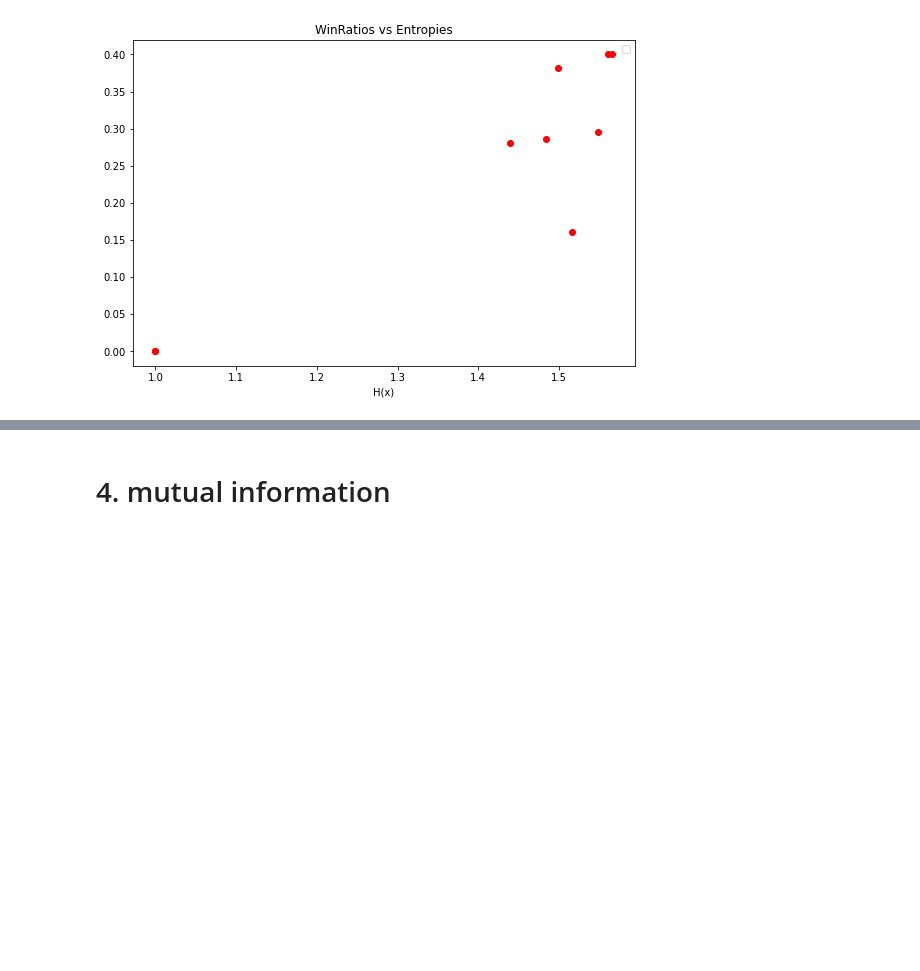
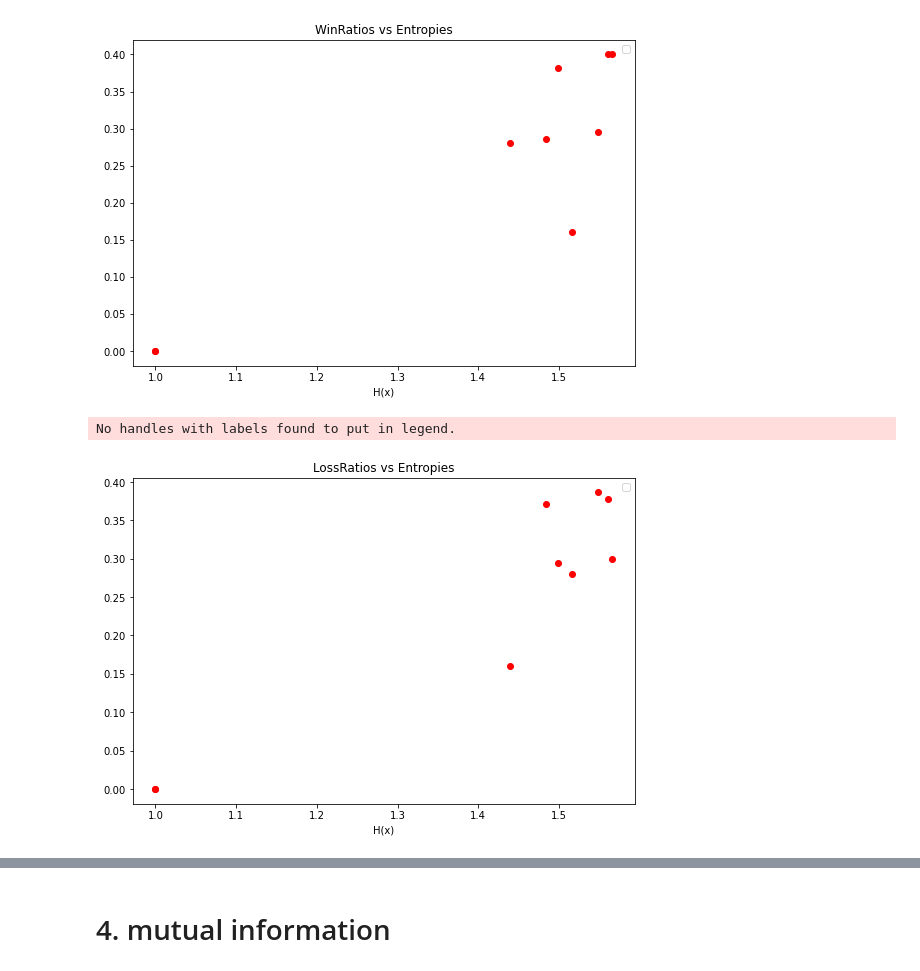
Before and after one commit to IsisChameleon/CSYS5030, a Jupyter notebook: week3.ipynb, the cells around one changed output, grey strips where cells are left out. Drawn from its saved outputs; the diff is of its cells as text; code cells hidden in the pictures; blank space fills up the shorter version.

```diff
--- a/week3.ipynb
+++ b/week3.ipynb
@@ -175,3 +175,20 @@ plt.show()
 # %% [output]
 No handles with labels found to put in legend.
 [figure]
+# %%
+#------------------------------------------------------------
+#   PLOT Entropies vs LossRatios
+#------------------------------------------------------------
+
+
+import matplotlib.pyplot as plt
+
+fig, axs = plt.subplots(1, 1, figsize=(9, 6))
+axs.plot(entropies, lossRatios, 'ro')
+axs.set_title('LossRatios vs Entropies')
+axs.set_xlabel('H(x)')
+plt.legend()
+plt.show()
+# %% [output]
+No handles with labels found to put in legend.
+[figure, added]
```
Also changed, not shown: parts of 3 cells of this notebook, 1 other file.
